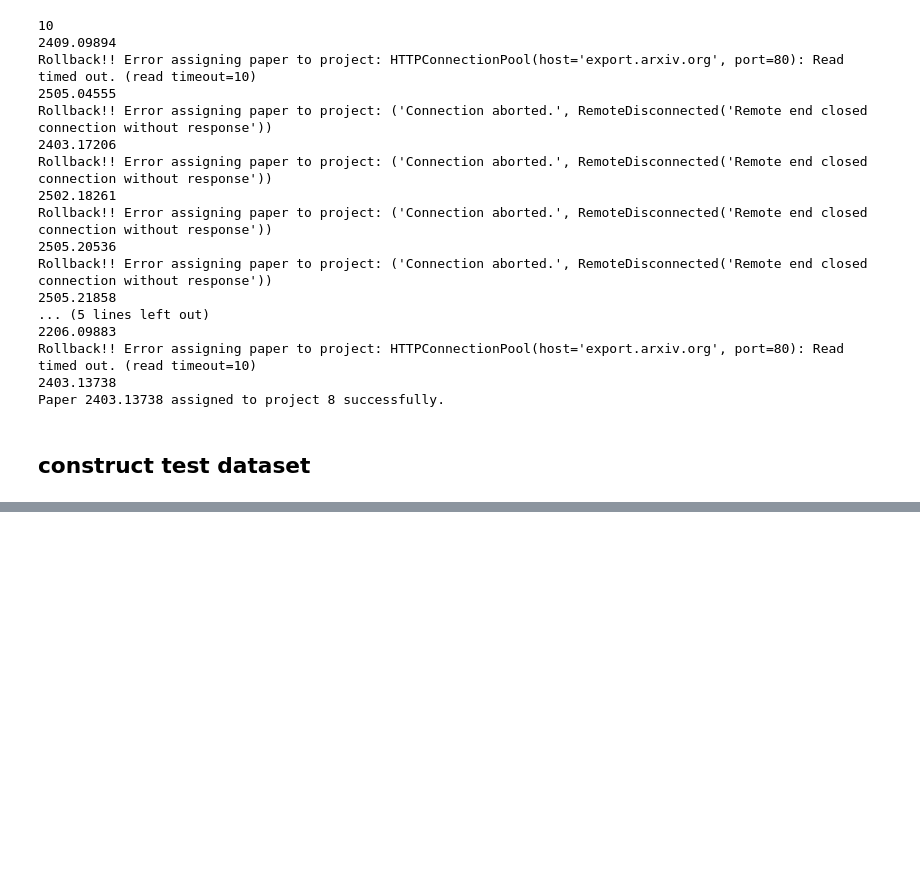
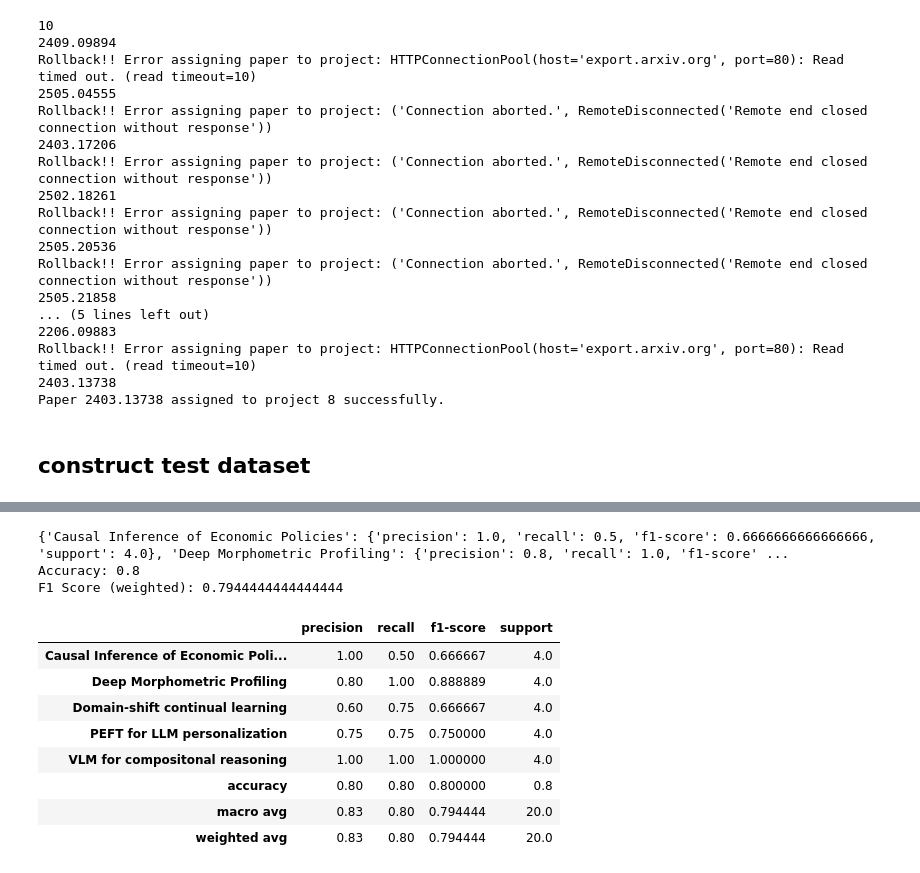
Before and after one commit to Jongbin-kr/MyArxivDB_MCP, a Jupyter notebook: construct_db.ipynb, the cells around one changed output, grey strips where cells are left out. Drawn from its saved outputs; the diff is of its cells as text; code cells hidden in the pictures; blank space fills up the shorter version.

```diff
--- a/construct_db.ipynb
+++ b/construct_db.ipynb
@@ -391,0 +475,59 @@ VLM = """
+# %%
+from sklearn.metrics import classification_report, accuracy_score, f1_score
+import pandas as pd
+
+# Model assignments (predictions)
+model_assignments = {
+    "Domain-shift continual learning": ["2102.05082", "2011.12328", "2108.07258", "2412.13860", "2104.09937"],
+    "PEFT for LLM personalization": ["2308.04014", "2411.19128", "2403.19211", "2205.05124"],
+    "VLM for compositonal reasoning": ["2208.00005", "2111.11432", "2305.14676", "2108.05921"],
+    "Deep Morphometric Profiling": ["2102.11107", "2409.11654", "2411.02572", "2209.07819", "1912.00318"],
+    "Causal Inference of Economic Policies": ["2402.15585", "2412.19024"],
+}
+
+# Ground truth
+true_assignments = {
+    "Domain-shift continual learning": {"2308.04014", "2412.13860", "2104.09937", "2102.05082"},
+    "PEFT for LLM personalization": {"2403.19211", "2411.19128", "2011.12328", "2205.05124"},
+    "VLM for compositonal reasoning": {"2208.00005", "2108.05921", "2111.11432", "2305.14676"},
+    "Deep Morphometric Profiling": {"2209.07819", "1912.00318", "2409.11654", "2411.02572"},
+    "Causal Inference of Economic Policies": {"2102.11107", "2412.19024", "2108.07258", "2402.15585"},
+}
+
+# Flattened ground truth for lookup
+truth_lookup = {}
+for label, ids in true_assignments.items():
+    for i in ids:
+        truth_lookup[i] = label
+
+# Collect predictions and true labels
+y_true, y_pred = [], []
+for pred_label, ids in model_assignments.items():
+    for arxiv_id in ids:
+        y_pred.append(pred_label)
+        y_true.append(truth_lookup.get(arxiv_id, "Unknown"))
+
+# Evaluation
+report = classification_report(y_true, y_pred, output_dict=True)
+df_report = pd.DataFrame(report).transpose()
+accuracy = accuracy_score(y_true, y_pred)
+f1_macro = f1_score(y_true, y_pred, average='weighted')
+
+print(report)
+print("Accuracy:", accuracy)
+print("F1 Score (weighted):", f1_macro)
+
+df_report
+# %% [output]
+{'Causal Inference of Economic Policies': {'precision': 1.0, 'recall': 0.5, 'f1-score': 0.6666666666666666, 'support': 4.0}, 'Deep Morphometric Profiling': {'precision': 0.8, 'recall': 1.0, 'f1-score' ...
+Accuracy: 0.8
+F1 Score (weighted): 0.7944444444444444
+|  | precision | recall | f1-score | support |
+| Causal Inference of Economic Poli... | 1.00 | 0.50 | 0.666667 | 4.0 |
+| Deep Morphometric Profiling | 0.80 | 1.00 | 0.888889 | 4.0 |
+| Domain-shift continual learning | 0.60 | 0.75 | 0.666667 | 4.0 |
+| PEFT for LLM personalization | 0.75 | 0.75 | 0.750000 | 4.0 |
+| VLM for compositonal reasoning | 1.00 | 1.00 | 1.000000 | 4.0 |
+| accuracy | 0.80 | 0.80 | 0.800000 | 0.8 |
+| macro avg | 0.83 | 0.80 | 0.794444 | 20.0 |
+| weighted avg | 0.83 | 0.80 | 0.794444 | 20.0 |
```
Also changed, not shown: parts of 2 cells of this notebook, 2 other files.
